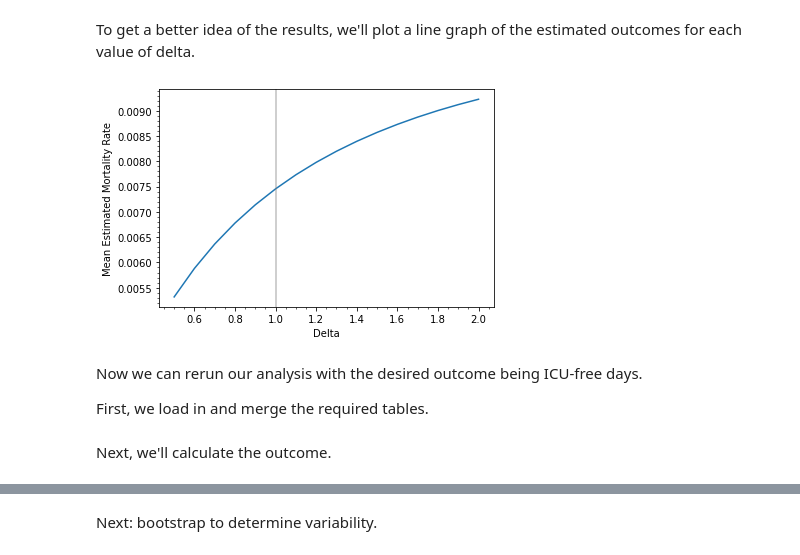
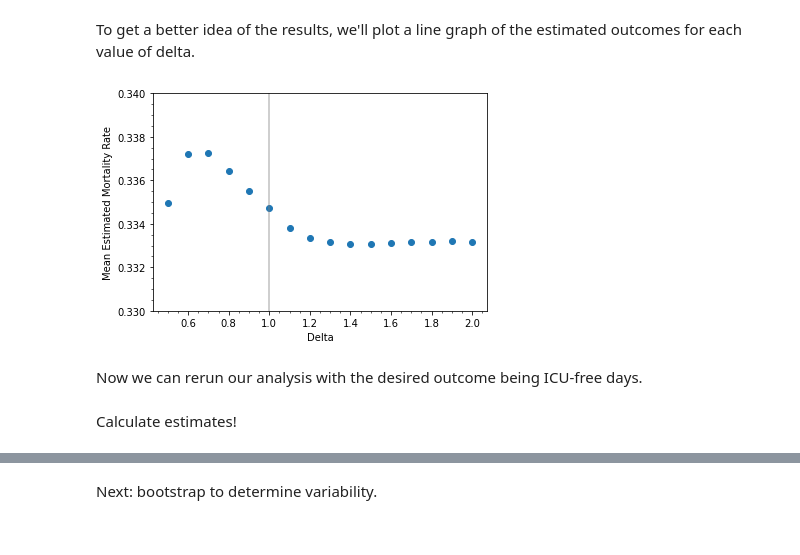
Before and after one commit to amanchoudhri/liberation-timing-paper, a Jupyter notebook: main.ipynb, the cells around one changed output, grey strips where cells are left out. Drawn from its saved outputs; the diff is of its cells as text; code cells hidden in the pictures.

```diff
--- a/main.ipynb
+++ b/main.ipynb
@@ -175,3 +196,7 @@ remove_extremes(df)
+# %%
+for c in weaning_predictors:
+    if 'last' in c:
+        df[c] = np.maximum(-5, np.minimum(df[c], 5))
 # %% [markdown]
 The final step before modeling is to define our training data. Since we're interested in predicting the probability of starting the first weaning attempt, the relevant data is every timestep up until and including the true start of the first weaning attempt.
 
@@ -238,0 +297,15 @@ create_calibration_curve(
+# %%
+df['p_hat_cal'] = calibrated_predictor.predict_proba(X)[:, 1]
+
+prob_pred = []
+prob_true = []
+
+resolution = 0.02
+xmax = 0.2
+for i in range(int(xmax/resolution) + 1):
+    prob_true.append(i * resolution)
+    prob_pred.append(df.loc[(df['p_hat_cal'] >= resolution * i) & (df['p_hat_cal'] <= resolution * (i + 1)), 'weaning'].mean())
+
+_ , ax = plt.subplots(nrows=1, ncols=1)
+plt.plot(prob_true, prob_pred)
+ax.axline([0, 0], [0.2, 0.2], color='black', alpha=0.3)
@@ -245,4 +317,6 @@ group_by_stay(df, 'hospital_expire_flag').first().mean()
 # %%
+delta_vals = np.around(np.arange(0.5, 2.1, 0.1), decimals=1) # round to remove floating point errors
+
 # For each value of delta:
 
 # 1. Construct time-dependent weights W_t for each subject and timepoint
@@ -251,10 +325,7 @@ group_by_stay(df, 'hospital_expire_flag').first().mean()
 # 4. Take the average of these products to estimate the mean counterfactual outcome
 
 # Create a column with the propensity of a subject at a given timepoint to begin weaning
-df.loc[:, 'propensity_score'] = calibrated_predictor.predict_proba(X)[:, 0]
-
-# Create a column tracking whether weaning has begun or not
-df.loc[:, 'weaning'] = (df['control'] == 0).astype(int)
+df.loc[:, 'propensity_score'] = calibrated_predictor.predict_proba(X)[:, 1]
 
 def calculate_estimates(
     deltas,
@@ -295,10 +366,3 @@ def calculate_estimates(
         # average over subjects and add to results
         results[delta] = weighted_products.mean()
     return (results, weights) if return_weights else results
-
-
-delta_vals = np.around(np.arange(0.5, 2.1, 0.1), decimals=1) # round to remove floating point errors
-
-results = calculate_estimates(delta_vals)
-
-pprint(results)
@@ -321,0 +419,5 @@ pprint(results)
+# %%
+# mortality
+mortality_results, weights = calculate_estimates(delta_vals, return_weights=True)
+
+pprint(mortality_results)
@@ -324,19 +443,16 @@ To get a better idea of the results, we'll plot a line graph of the estimated ou
 # %%
 plt.xlabel('Delta')
 plt.ylabel('Mean Estimated Mortality Rate')
-plt.plot(results.keys(), results.values())
+plt.scatter(mortality_results.keys(), mortality_results.values())
 plt.axvline(1, color='grey', alpha=0.5)
+plt.ylim(0.33, 0.34)
 plt.minorticks_on()
 plt.savefig('images/mortality_results.png', facecolor='white')
 plt.show()
 # %% [output]
-[figure, old version]
+[figure, new version]
 # %% [markdown]
 Now we can rerun our analysis with the desired outcome being ICU-free days.
-
-First, we load in and merge the required tables.
-# %% [markdown]
-Next, we'll calculate the outcome.
 # %%
 # 1. find baseline time
 # 2. find how many days in the 30 days post-baseline the patient was alive and not in the icu
@@ -352,0 +511,2 @@ baseline_hour_df = cohort.loc[
+# %% [markdown]
+Calculate estimates!
```
Also changed, not shown: parts of 54 cells of this notebook.
